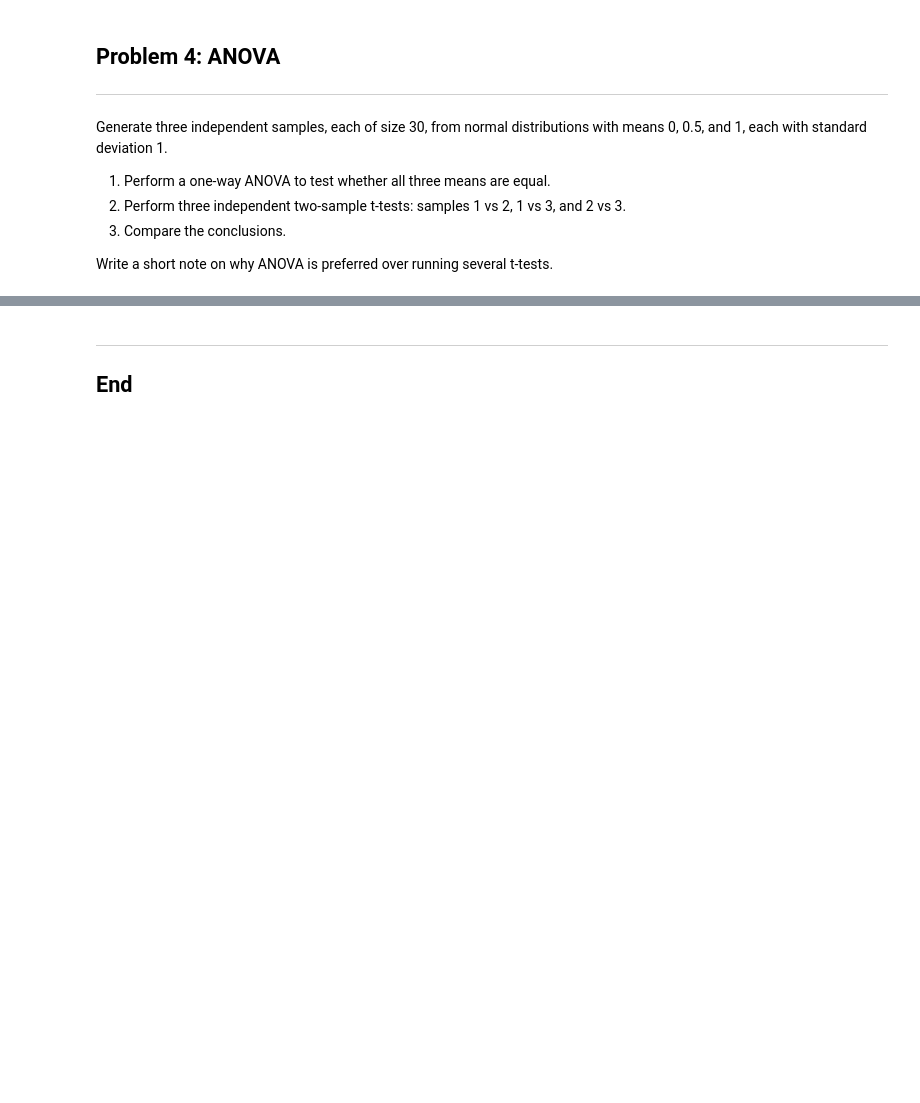
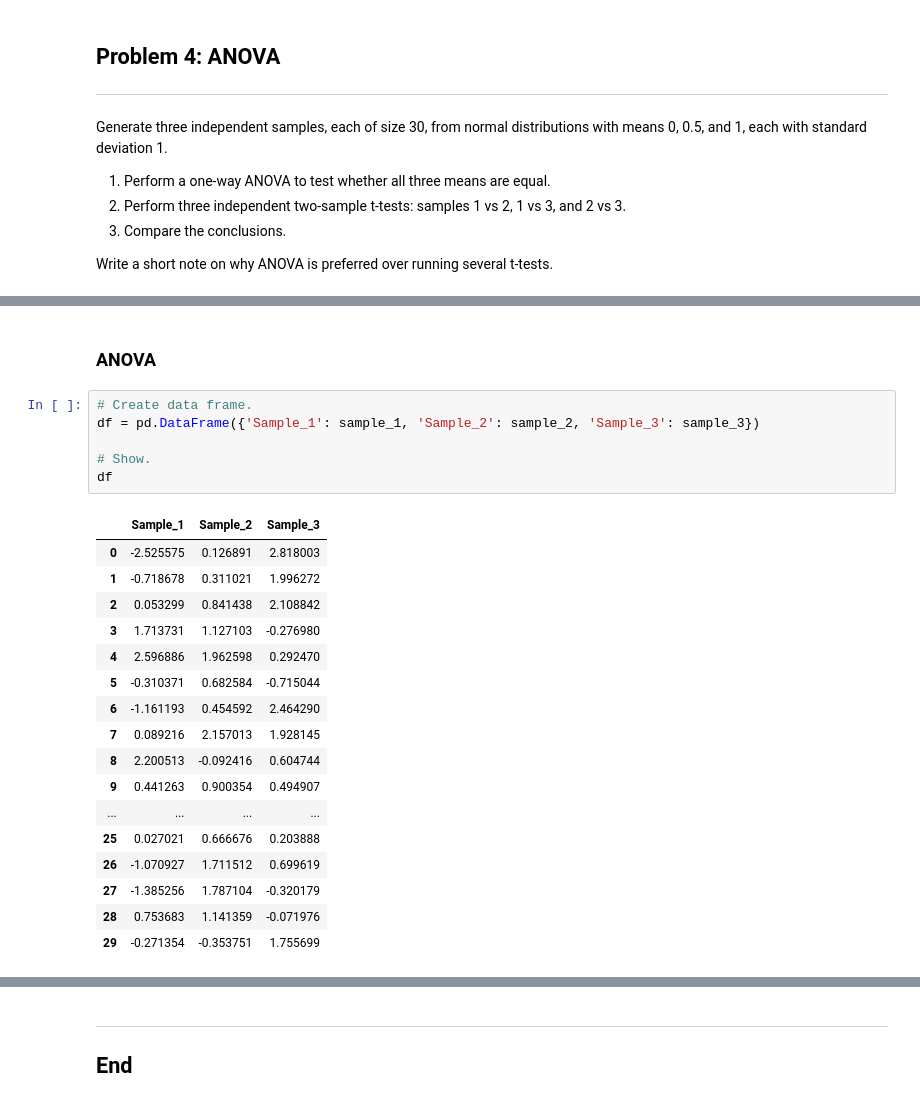
Before and after one commit to FatimaBOliveira/applied-statistics-assessment, a Jupyter notebook: problems.ipynb, the cells around one changed output, grey strips where cells are left out. Cells and saved outputs as stored; diff of their text form; blank space fills up the shorter version.

```diff
--- a/problems.ipynb
+++ b/problems.ipynb
@@ -643,0 +680,26 @@ https://www.graphpad.com/support/faq/testing-data-for-normal-distrbution/#:~:tex
+# %% [markdown]
+### ANOVA
+# %%
+# Create data frame.
+df = pd.DataFrame({'Sample_1': sample_1, 'Sample_2': sample_2, 'Sample_3': sample_3})
+
+# Show.
+df
+# %% [output]
+|  | Sample_1 | Sample_2 | Sample_3 |
+| 0 | -2.525575 | 0.126891 | 2.818003 |
+| 1 | -0.718678 | 0.311021 | 1.996272 |
+| 2 | 0.053299 | 0.841438 | 2.108842 |
+| 3 | 1.713731 | 1.127103 | -0.276980 |
+| 4 | 2.596886 | 1.962598 | 0.292470 |
+| 5 | -0.310371 | 0.682584 | -0.715044 |
+| 6 | -1.161193 | 0.454592 | 2.464290 |
+| 7 | 0.089216 | 2.157013 | 1.928145 |
+| 8 | 2.200513 | -0.092416 | 0.604744 |
+| 9 | 0.441263 | 0.900354 | 0.494907 |
+| ... | ... | ... | ... |
+| 25 | 0.027021 | 0.666676 | 0.203888 |
+| 26 | -1.070927 | 1.711512 | 0.699619 |
+| 27 | -1.385256 | 1.787104 | -0.320179 |
+| 28 | 0.753683 | 1.141359 | -0.071976 |
+| 29 | -0.271354 | -0.353751 | 1.755699 |
```
Also changed, not shown: parts of 25 cells of this notebook.
